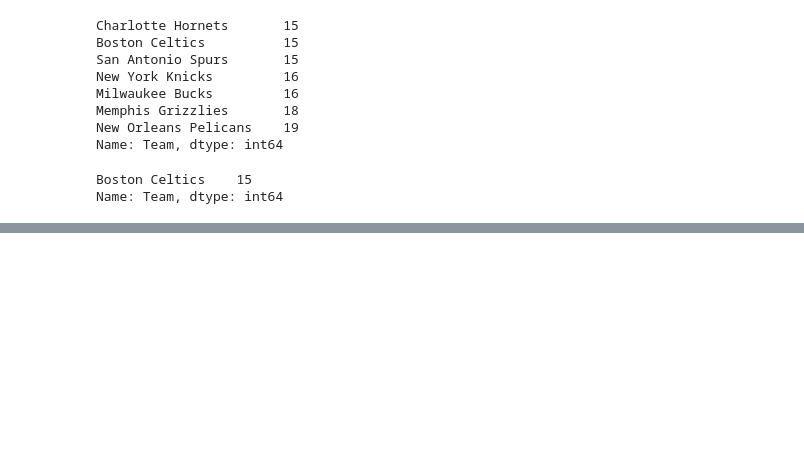
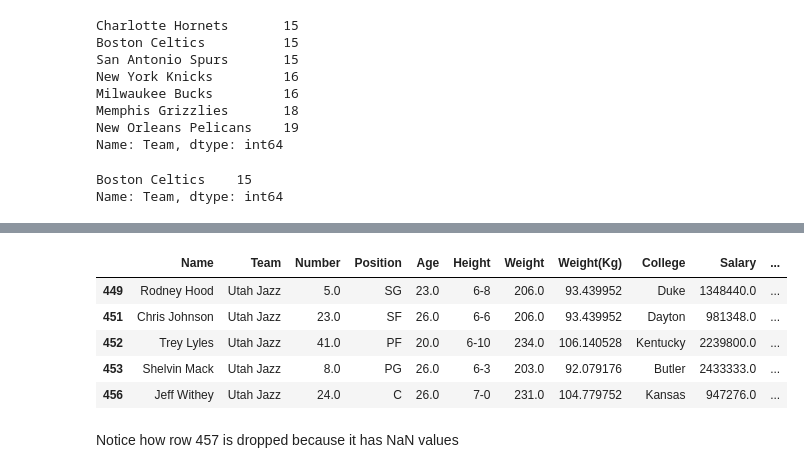
Before and after one commit to adminco/python_data_analysis, a Jupyter notebook: DataFrames_1.ipynb, the cells around one changed output, grey strips where cells are left out. Saved outputs shown, nothing was run; the diff lists cells and outputs as text; code cells hidden in the pictures; blank space fills up the shorter version.

```diff
--- a/DataFrames_1.ipynb
+++ b/DataFrames_1.ipynb
@@ -261,0 +275,12 @@ Name: Team, dtype: int64
+# %%
+nba.dropna().tail()
+# %% [output]
+|  | Name | Team | Number | Position | Age | Height | Weight | Weight(Kg) | College | Salary | ... |
+| 449 | Rodney Hood | Utah Jazz | 5.0 | SG | 23.0 | 6-8 | 206.0 | 93.439952 | Duke | 1348440.0 | ... |
+| 451 | Chris Johnson | Utah Jazz | 23.0 | SF | 26.0 | 6-6 | 206.0 | 93.439952 | Dayton | 981348.0 | ... |
+| 452 | Trey Lyles | Utah Jazz | 41.0 | PF | 20.0 | 6-10 | 234.0 | 106.140528 | Kentucky | 2239800.0 | ... |
+| 453 | Shelvin Mack | Utah Jazz | 8.0 | PG | 26.0 | 6-3 | 203.0 | 92.079176 | Butler | 2433333.0 | ... |
+| 456 | Jeff Withey | Utah Jazz | 24.0 | C | 26.0 | 7-0 | 231.0 | 104.779752 | Kansas | 947276.0 | ... |
+# %% [markdown]
+
+Notice how row 457 is dropped because it has NaN values
```
Also changed, not shown: parts of 28 cells of this notebook.
